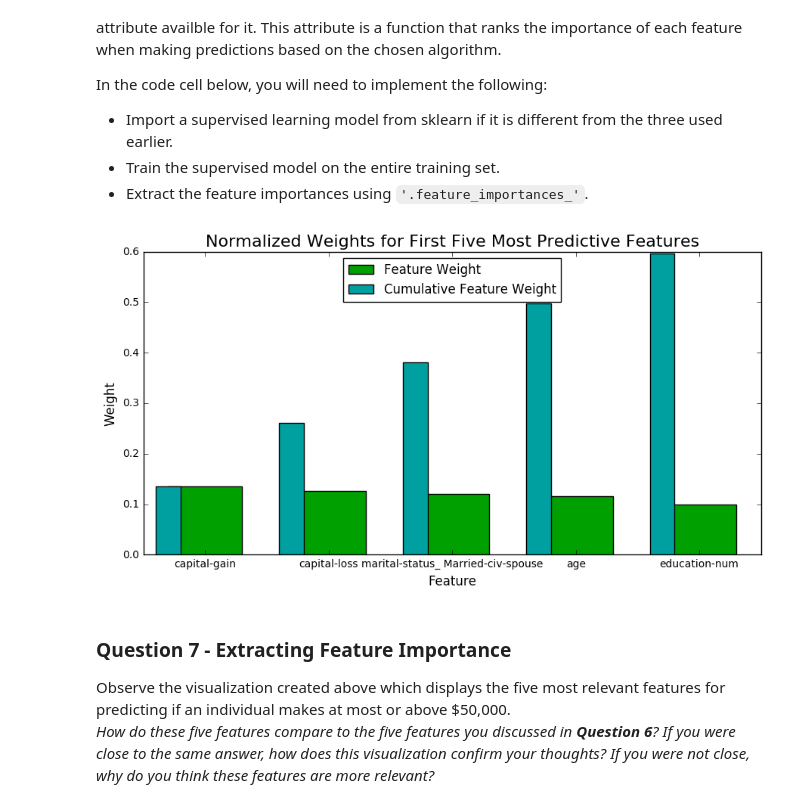
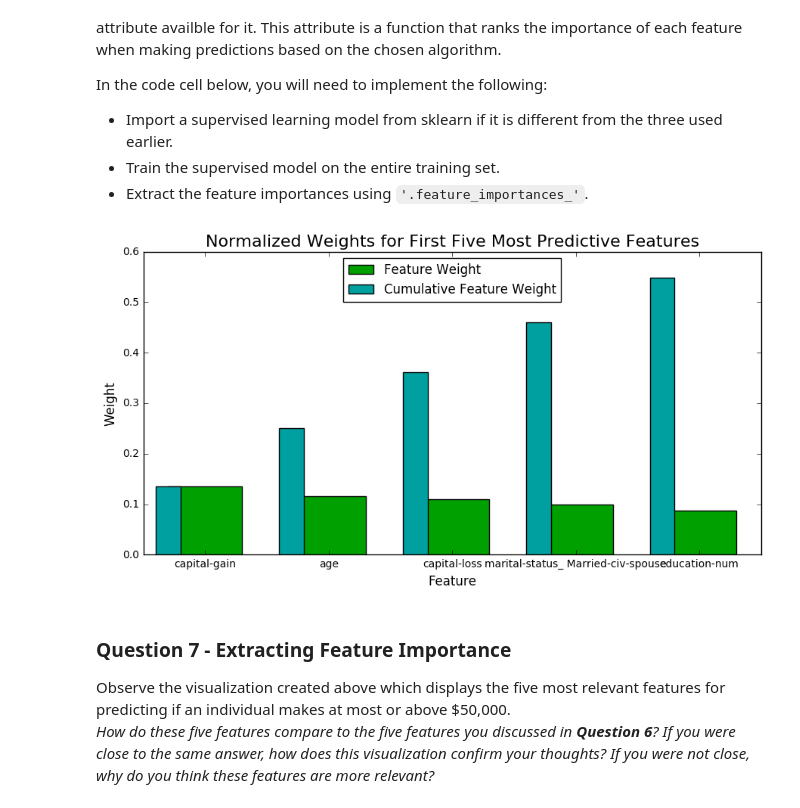
Before and after one commit to hemantdeshpande/udacity-mlnd, a Jupyter notebook: finding_donors/finding_donors.ipynb, the cells around one changed output. Cells and saved outputs as stored; diff of their text form; code cells hidden in the pictures.

```diff
--- a/finding_donors/finding_donors.ipynb
+++ b/finding_donors/finding_donors.ipynb
@@ -487,19 +498,20 @@ In the code cell below, you will need to implement the following:
  - Extract the feature importances using `'.feature_importances_'`.
 # %%
 # TODO: Import a supervised learning model that has 'feature_importances_'
-from sklearn.ensemble import GradientBoostingClassifier
+#from sklearn.ensemble import GradientBoostingClassifier
 
 # TODO: Train the supervised model on the training set
-model = GradientBoostingClassifier()
-model.fit(X_train,y_train)
+#model = GradientBoostingClassifier()
+#model.fit(X_train,y_train)
 
 # TODO: Extract the feature importances
-importances = model.feature_importances_
+#importances = model.feature_importances_
+importances = best_clf.feature_importances_
 
 # Plot
 vs.feature_plot(importances, X_train, y_train)
 # %% [output]
-[figure, old version]
+[figure, new version]
 # %% [markdown]
 ### Question 7 - Extracting Feature Importance
 
```
Also changed, not shown: parts of 8 cells of this notebook, 1 other file.
